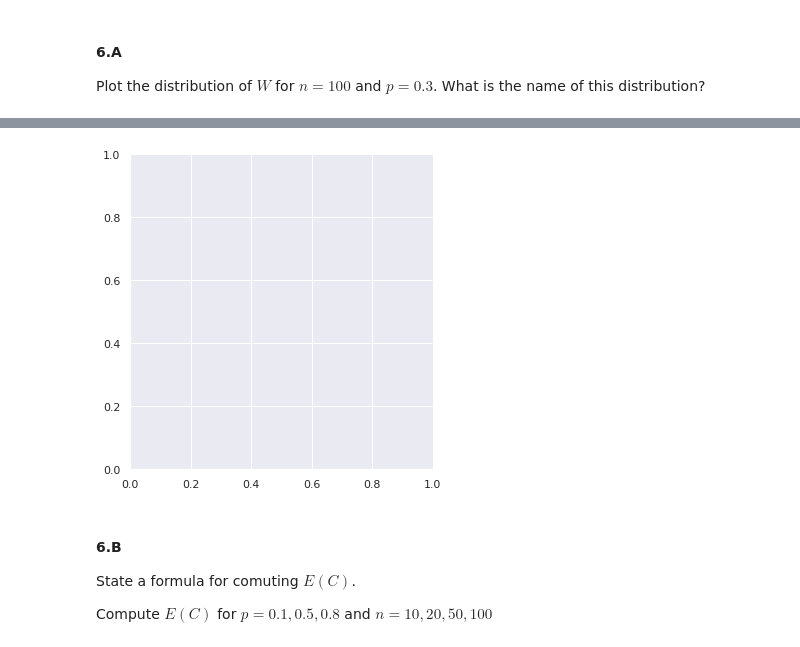
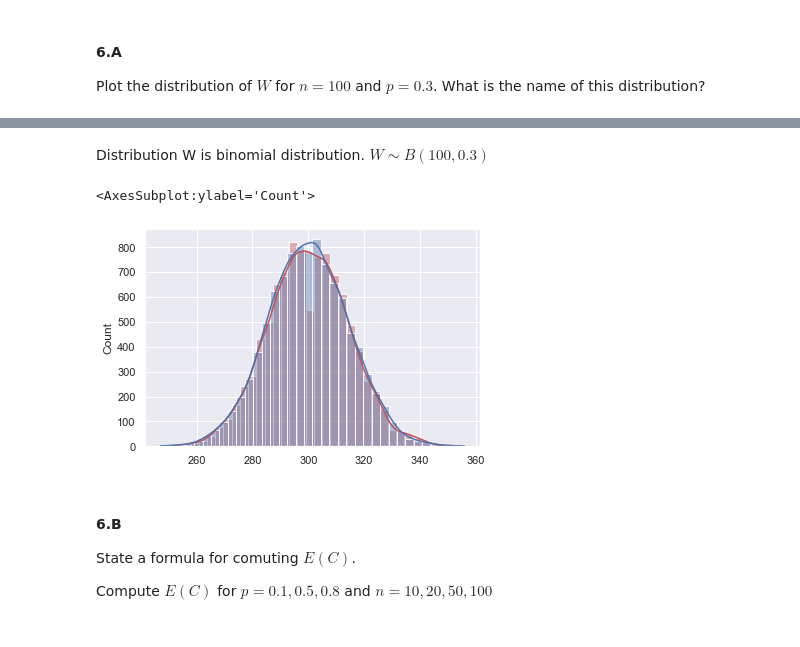
Before and after one commit to ronigold/Statistics_HW, a Jupyter notebook: HW1.ipynb, the cells around one changed output, grey strips where cells are left out. Drawn from its saved outputs; the diff is of its cells as text; code cells hidden in the pictures.

```diff
--- a/HW1.ipynb
+++ b/HW1.ipynb
@@ -361,9 +374,15 @@ $$C(\omega) = |\{\zeta : W(\zeta)=W(\omega)\}|$$
 #### 6.A
 Plot the distribution of $W$ for $n = 100$ and $p = 0.3$. What is the name of this distribution?
 # %%
-def W_distribution(n, p):
-    W = []
+def W(n, p):
     xw = ([0, 1])
     P = np.random.choice(xw, (n,), p=[1-p, p])
-    W.append(np.sum(P))
-    return
+    return np.sum(P)
+
+def W_distribution(n, p, n_exp):
+    W = []
+    for i in range(n_exp):
+        xw = ([0, 1])
+        P = np.random.choice(xw, (n,), p=[1-p, p])
+        W.append(np.sum(P))
+    return W
@@ -413,8 +389,13 @@ AttributeError: 'NoneType' object has no attribute 'pmf'
-# %%
-sns.displot(data = W)
-plt.show()
-# %% [output]
-[figure, removed]
+# %% [markdown]
+Distribution W is binomial distribution. $W\sim B(100, 0.3)$
+# %%
+W = W_distribution(1000, 0.3, 10000)
+B = np.random.binomial(n=1000, p=0.3, size=10000) #binomial distribution
+sns.histplot(W, kde=True,bins=36, alpha = 0.4, color = "r")
+sns.histplot(B, kde=True,bins=36, alpha = 0.4)
+# %% [output]
+<AxesSubplot:ylabel='Count'>
+[figure, added]
 # %% [markdown]
 #### 6.B
 State a formula for comuting $E(C)$.
```
Also changed, not shown: parts of 21 cells of this notebook.
